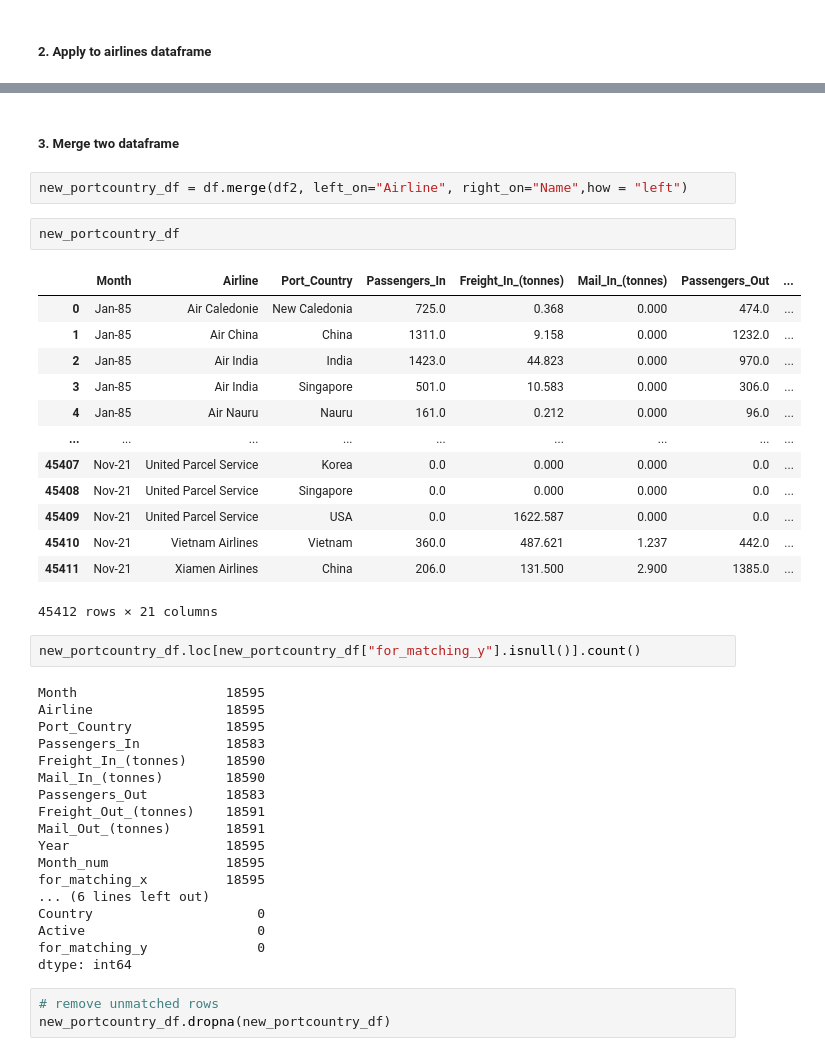
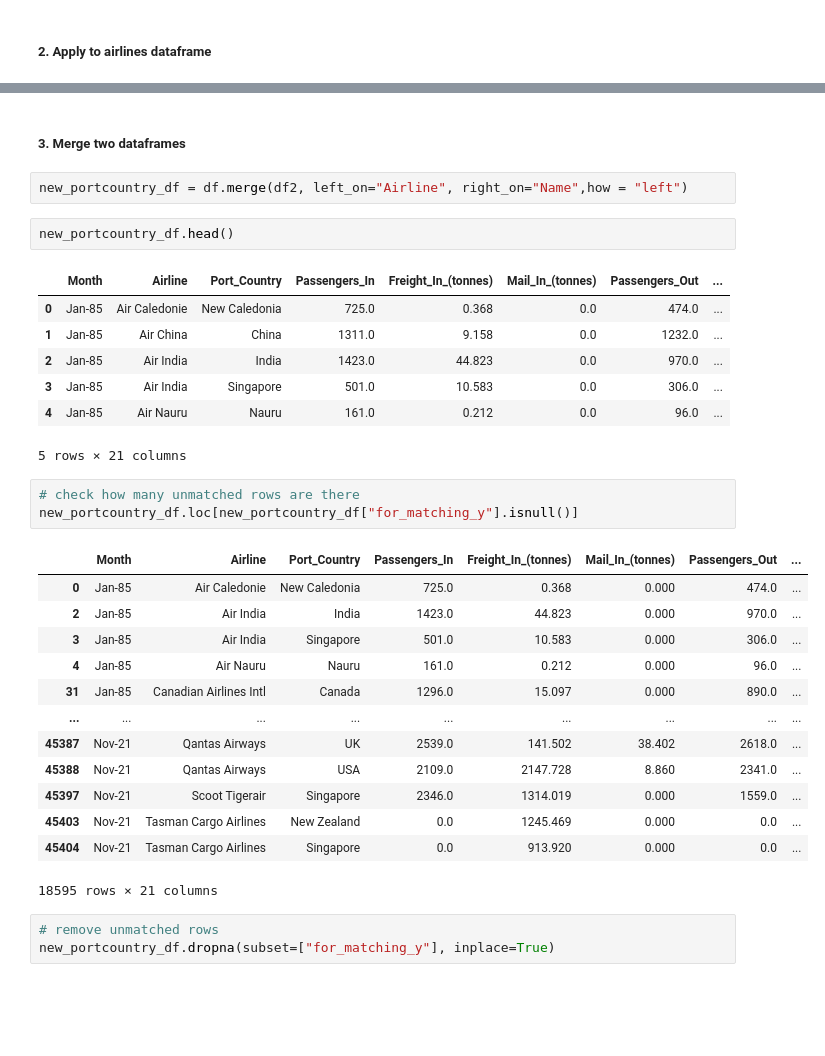
Before and after one commit to RealDreammaker/ProjectETL, a Jupyter notebook: Scripts/flight_tracker.ipynb, the cells around one changed output, grey strips where cells are left out. Saved outputs shown, nothing was run; the diff lists cells and outputs as text; blank space fills up the shorter version.

Commit message:
cleaned airline_port country dataset

```diff
--- a/Scripts/flight_tracker.ipynb
+++ b/Scripts/flight_tracker.ipynb
@@ -248,45 +253,36 @@ df2.head()
 | 4 | 4 | 2 Sqn No 1 Elementary Flying Trai... | \N | NaN | WYT | NaN | United Kingdom | N | 2 Sqn No 1 Elementary Flying Trai... |
 # %% [markdown]
 
-##### 3. Merge two dataframe
+##### 3. Merge two dataframes
 # %%
 new_portcountry_df = df.merge(df2, left_on="Airline", right_on="Name",how = "left")
 # %%
-new_portcountry_df
+new_portcountry_df.head()
 # %% [output]
 |  | Month | Airline | Port_Country | Passengers_In | Freight_In_(tonnes) | Mail_In_(tonnes) | Passengers_Out | ... |
-| 0 | Jan-85 | Air Caledonie | New Caledonia | 725.0 | 0.368 | 0.000 | 474.0 | ... |
-| 1 | Jan-85 | Air China | China | 1311.0 | 9.158 | 0.000 | 1232.0 | ... |
-| 2 | Jan-85 | Air India | India | 1423.0 | 44.823 | 0.000 | 970.0 | ... |
-| 3 | Jan-85 | Air India | Singapore | 501.0 | 10.583 | 0.000 | 306.0 | ... |
-| 4 | Jan-85 | Air Nauru | Nauru | 161.0 | 0.212 | 0.000 | 96.0 | ... |
-| ... | ... | ... | ... | ... | ... | ... | ... | ... |
-| 45407 | Nov-21 | United Parcel Service | Korea | 0.0 | 0.000 | 0.000 | 0.0 | ... |
-| 45408 | Nov-21 | United Parcel Service | Singapore | 0.0 | 0.000 | 0.000 | 0.0 | ... |
-| 45409 | Nov-21 | United Parcel Service | USA | 0.0 | 1622.587 | 0.000 | 0.0 | ... |
-| 45410 | Nov-21 | Vietnam Airlines | Vietnam | 360.0 | 487.621 | 1.237 | 442.0 | ... |
-| 45411 | Nov-21 | Xiamen Airlines | China | 206.0 | 131.500 | 2.900 | 1385.0 | ... |
+| 0 | Jan-85 | Air Caledonie | New Caledonia | 725.0 | 0.368 | 0.0 | 474.0 | ... |
+| 1 | Jan-85 | Air China | China | 1311.0 | 9.158 | 0.0 | 1232.0 | ... |
+| 2 | Jan-85 | Air India | India | 1423.0 | 44.823 | 0.0 | 970.0 | ... |
+| 3 | Jan-85 | Air India | Singapore | 501.0 | 10.583 | 0.0 | 306.0 | ... |
+| 4 | Jan-85 | Air Nauru | Nauru | 161.0 | 0.212 | 0.0 | 96.0 | ... |
-45412 rows × 21 columns
+5 rows × 21 columns
-# %%
-new_portcountry_df.loc[new_portcountry_df["for_matching_y"].isnull()].count()
-# %% [output]
-Month                   18595
-Airline                 18595
-Port_Country            18595
-Passengers_In           18583
-Freight_In_(tonnes)     18590
-Mail_In_(tonnes)        18590
-Passengers_Out          18583
-Freight_Out_(tonnes)    18591
-Mail_Out_(tonnes)       18591
-Year                    18595
-Month_num               18595
-for_matching_x          18595
-... (6 lines left out)
-Country                     0
-Active                      0
-for_matching_y              0
-dtype: int64
+# %%
+# check how many unmatched rows are there
+new_portcountry_df.loc[new_portcountry_df["for_matching_y"].isnull()]
+# %% [output]
+|  | Month | Airline | Port_Country | Passengers_In | Freight_In_(tonnes) | Mail_In_(tonnes) | Passengers_Out | ... |
+| 0 | Jan-85 | Air Caledonie | New Caledonia | 725.0 | 0.368 | 0.000 | 474.0 | ... |
+| 2 | Jan-85 | Air India | India | 1423.0 | 44.823 | 0.000 | 970.0 | ... |
+| 3 | Jan-85 | Air India | Singapore | 501.0 | 10.583 | 0.000 | 306.0 | ... |
+| 4 | Jan-85 | Air Nauru | Nauru | 161.0 | 0.212 | 0.000 | 96.0 | ... |
+| 31 | Jan-85 | Canadian Airlines Intl | Canada | 1296.0 | 15.097 | 0.000 | 890.0 | ... |
+| ... | ... | ... | ... | ... | ... | ... | ... | ... |
+| 45387 | Nov-21 | Qantas Airways | UK | 2539.0 | 141.502 | 38.402 | 2618.0 | ... |
+| 45388 | Nov-21 | Qantas Airways | USA | 2109.0 | 2147.728 | 8.860 | 2341.0 | ... |
+| 45397 | Nov-21 | Scoot Tigerair | Singapore | 2346.0 | 1314.019 | 0.000 | 1559.0 | ... |
+| 45403 | Nov-21 | Tasman Cargo Airlines | New Zealand | 0.0 | 1245.469 | 0.000 | 0.0 | ... |
+| 45404 | Nov-21 | Tasman Cargo Airlines | Singapore | 0.0 | 913.920 | 0.000 | 0.0 | ... |
+18595 rows × 21 columns
 # %%
 # remove unmatched rows
-new_portcountry_df.dropna(new_portcountry_df)
+new_portcountry_df.dropna(subset=["for_matching_y"], inplace=True)
```
Also changed, not shown: parts of 6 cells of this notebook, 1 other file.
